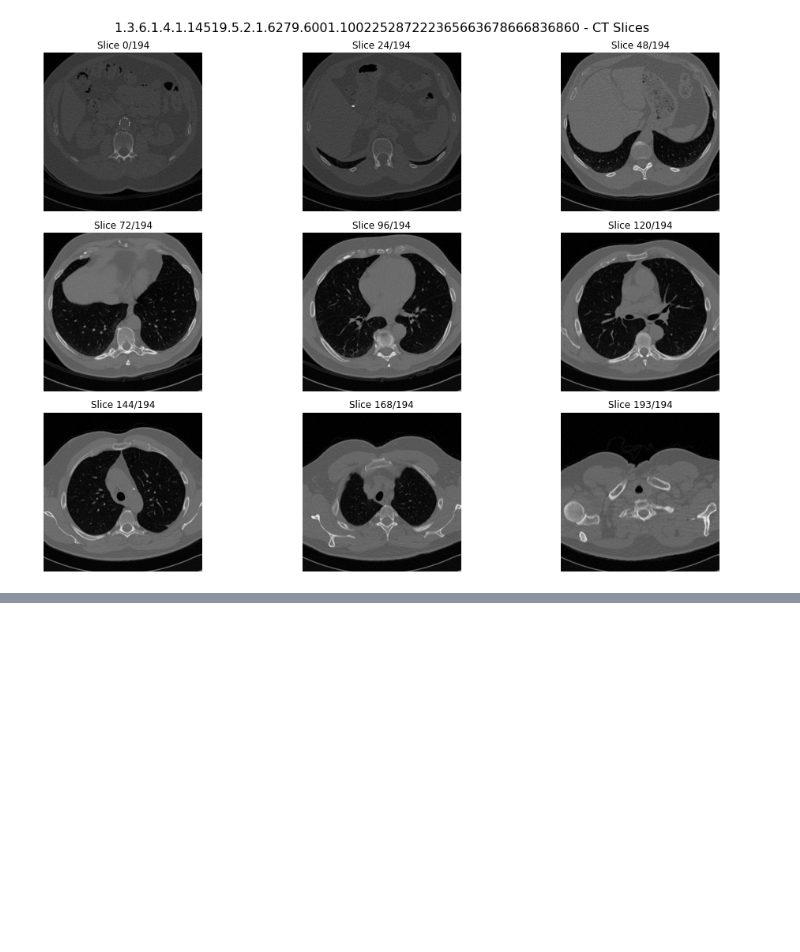
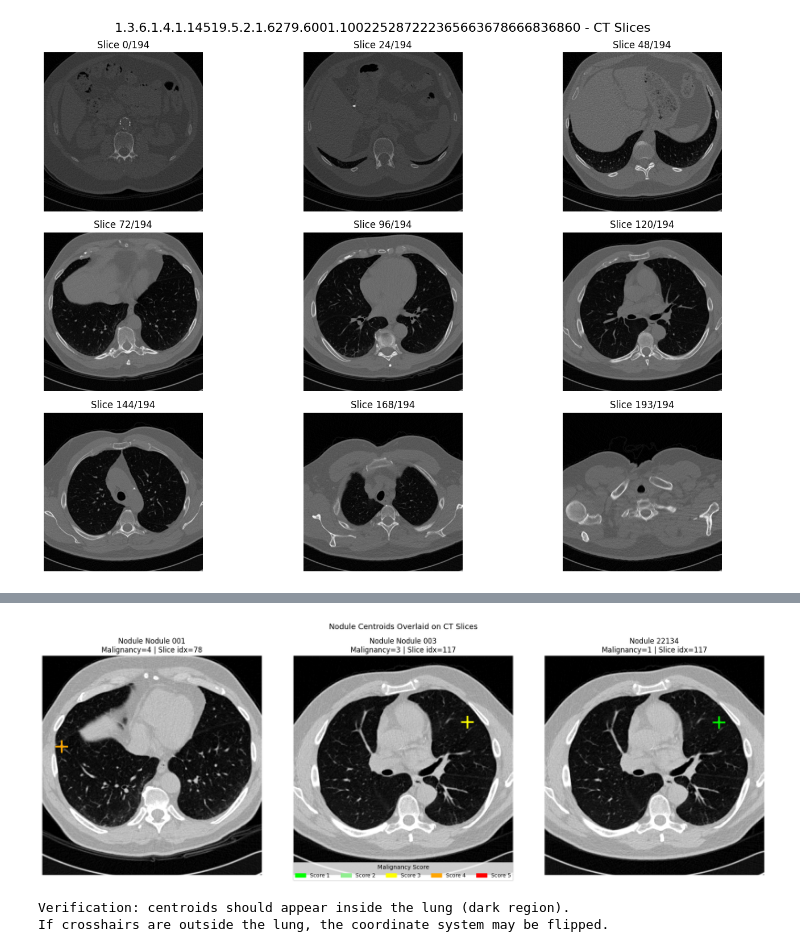
Before and after one commit to SreeThanu/lung_cancer_vljepa, a Jupyter notebook: notebooks/01_data_exploration.ipynb, the cells around one changed output, grey strips where cells are left out. Saved outputs shown, nothing was run; the diff lists cells and outputs as text; code cells hidden in the pictures; blank space fills up the shorter version.

```diff
--- a/notebooks/01_data_exploration.ipynb
+++ b/notebooks/01_data_exploration.ipynb
@@ -38,7 +13,7 @@ Requirement already satisfied: mdurl~=0.1 in /usr/local/lib/python3.10/dist-pack
 # %%
 import os
 
-root = '../data/raw/LIDC-IDRI/LIDC_DATA'
+root = '../data/raw/LIDC-IDRI'
 
 for folder in os.listdir(root)[:5]:
     folder_path = os.path.join(root, folder)
@@ -154,0 +271,70 @@ This will generate metadata CSV with complete annotations.
+# %%
+# FIX 1.4 — Nodule centroid overlay on CT slice.
+# This is the most important visual check before writing the preprocessing pipeline.
+# It confirms that nodule coordinates are correct and fall inside the lung region.
+
+if len(patients) > 0 and len(nodules) > 0:
+
+    # Find nodules that have valid x/y centroids
+    valid_nodules = [n for n in nodules
+                     if n['centroid_x'] is not None and n['centroid_y'] is not None]
+
+    if len(valid_nodules) == 0:
+        print('No nodules with valid x/y centroids found for this patient.')
+    else:
+        # Get z-positions of each DICOM slice from ImagePositionPatient
+        try:
+            slice_z = np.array([float(s.ImagePositionPatient[2]) for s in slices])
+        except AttributeError:
+            # Fallback: use evenly spaced z positions based on slice count
+            slice_z = np.linspace(0, len(slices) - 1, len(slices))
+
+        fig, axes = plt.subplots(
+            1, min(len(valid_nodules), 3),
+            figsize=(6 * min(len(valid_nodules), 3), 6)
+        )
+        if len(valid_nodules) == 1:
+            axes = [axes]
+
+        colors = {1:'lime', 2:'lightgreen', 3:'yellow', 4:'orange', 5:'red'}
+
+        for ax, nodule in zip(axes, valid_nodules[:3]):
+            cz = nodule['centroid_z']
+            cx = nodule['centroid_x']
+            cy = nodule['centroid_y']
+            mal = nodule['malignancy']
+
+            # Find the closest DICOM slice to the nodule z-position
+            closest_idx = int(np.argmin(np.abs(slice_z - cz)))
+            closest_idx = np.clip(closest_idx, 0, volume_hu.shape[0] - 1)
+
+            ax.imshow(volume_hu[closest_idx], cmap='gray',
+                      vmin=-1000, vmax=400)
+            ax.plot(cx, cy, '+',
+                    color=colors.get(mal, 'white'),
+                    markersize=22, markeredgewidth=3)
+            ax.set_title(
+                f"Nodule {nodule['nodule_id']}\n"
+                f"Malignancy={mal} | Slice idx={closest_idx}"
+            )
+            ax.axis('off')
+
+        # Legend
+        legend_patches = [
+            mpatches.Patch(color=colors[s], label=f'Score {s}') for s in [1,2,3,4,5]
+        ]
+        fig.legend(handles=legend_patches, loc='lower center',
+                   ncol=5, fontsize=9, title='Malignancy Score')
+        plt.suptitle('Nodule Centroids Overlaid on CT Slices', y=1.02, fontsize=13)
+        plt.tight_layout()
+        plt.show()
+
+        print(f'\nVerification: centroids should appear inside the lung (dark region).')
+        print(f'If crosshairs are outside the lung, the coordinate system may be flipped.')
+elif len(patients) > 0 and len(nodules) == 0:
+    print('Skipping centroid overlay — no nodules found for this patient.')
+    print('Try a different patient from the patients list.')
+# %% [output]
+[figure, added]
+Verification: centroids should appear inside the lung (dark region).
+If crosshairs are outside the lung, the coordinate system may be flipped.
```
Also changed, not shown: parts of 21 cells of this notebook, 16 other files.
